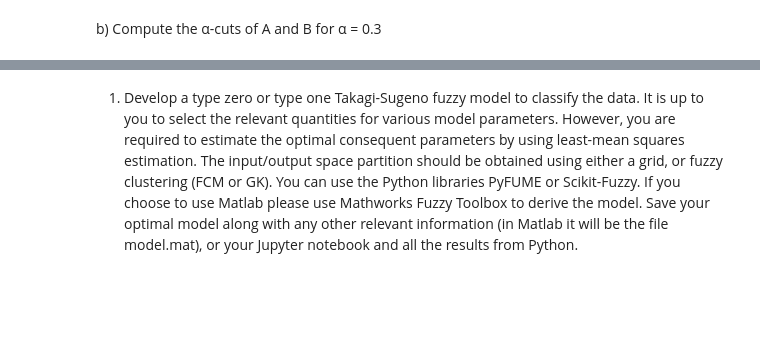
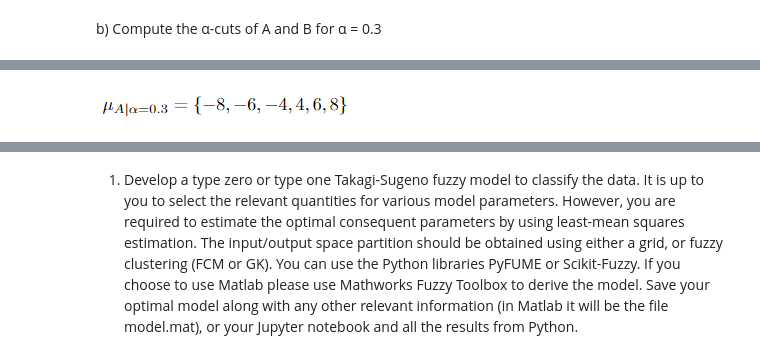
Before and after one commit to andrelopes2001/Intelligent_Systems, a Jupyter notebook: Assignment 1.ipynb, the cells around one changed output, grey strips where cells are left out. Saved outputs shown, nothing was run; the diff lists cells and outputs as text; code cells hidden in the pictures; blank space fills up the shorter version.

```diff
--- a/Assignment 1.ipynb
+++ b/Assignment 1.ipynb
@@ -24,0 +56,10 @@ b) Compute the α-cuts of A and B for α = 0.3
+# %%
+from IPython.display import Image
+
+# Provide the file path or URL of the image
+image_path = 'C:/Users/AndreLopes/Desktop/git/Intelligent_Systems/1ba.png'
+
+# Display the image
+Image(filename=image_path)
+# %% [output]
+[figure, added]
```
Also changed, not shown: parts of 7 cells of this notebook, 2 other files.
